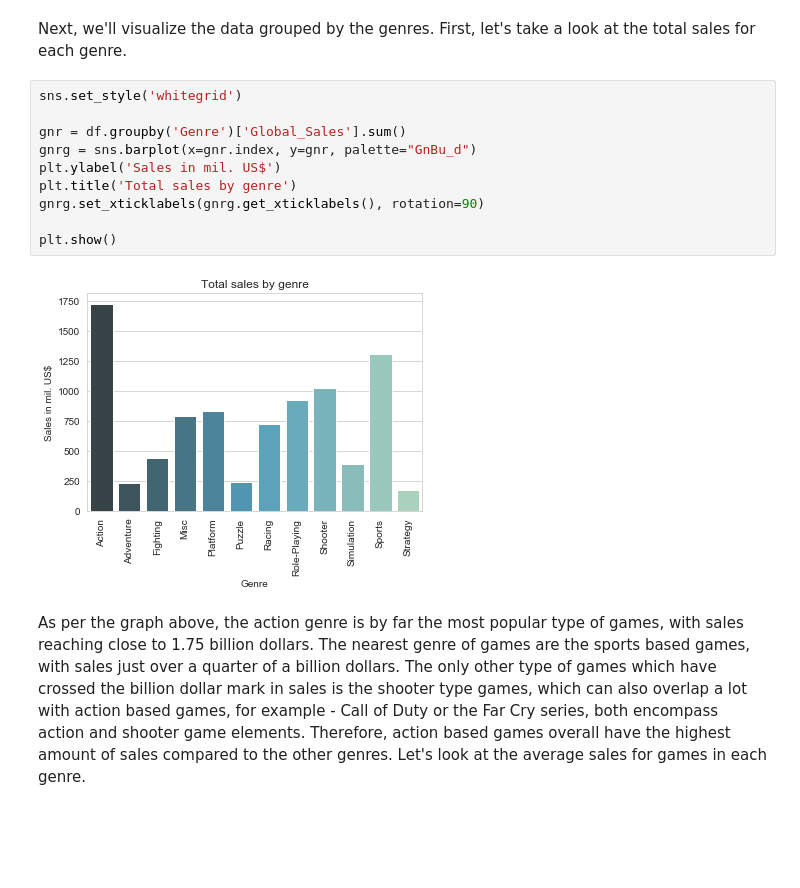
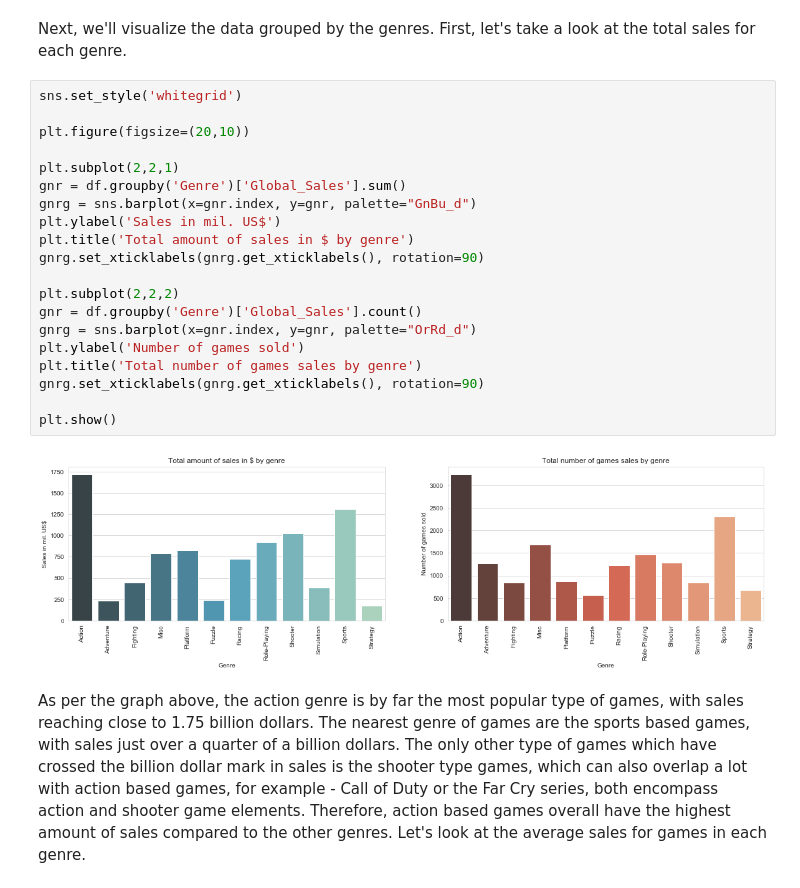
Before and after one commit to hosadman/video-game-sales-data-analysis, a Jupyter notebook: analysis.ipynb, the cells around one changed output. Drawn from its saved outputs; the diff is of its cells as text; blank space fills up the shorter version.

```diff
--- a/analysis.ipynb
+++ b/analysis.ipynb
@@ -166,15 +190,25 @@ Next, we'll visualize the data grouped by the genres. First, let's take a look a
 # %%
 sns.set_style('whitegrid')
 
+plt.figure(figsize=(20,10))
+
+plt.subplot(2,2,1)
 gnr = df.groupby('Genre')['Global_Sales'].sum()
 gnrg = sns.barplot(x=gnr.index, y=gnr, palette="GnBu_d")
 plt.ylabel('Sales in mil. US$')
-plt.title('Total sales by genre')
+plt.title('Total amount of sales in $ by genre')
+gnrg.set_xticklabels(gnrg.get_xticklabels(), rotation=90)
+
+plt.subplot(2,2,2)
+gnr = df.groupby('Genre')['Global_Sales'].count()
+gnrg = sns.barplot(x=gnr.index, y=gnr, palette="OrRd_d")
+plt.ylabel('Number of games sold')
+plt.title('Total number of games sales by genre')
 gnrg.set_xticklabels(gnrg.get_xticklabels(), rotation=90)
 
 plt.show()
 # %% [output]
-[figure, old version]
+[figure, new version]
 # %% [markdown]
 As per the graph above, the action genre is by far the most popular type of games, with sales reaching close to 1.75 billion dollars. The nearest genre of games are the sports based games, with sales just over a quarter of a billion dollars. The only other type of games which have crossed the billion dollar mark in sales is the shooter type games, which can also overlap a lot with action based games, for example - Call of Duty or the Far Cry series, both encompass action and shooter game elements. Therefore, action based games overall have the highest amount of sales compared to the other genres. Let's look at the average sales for games in each genre.
 # %%
```
Also changed, not shown: parts of 9 cells of this notebook.
